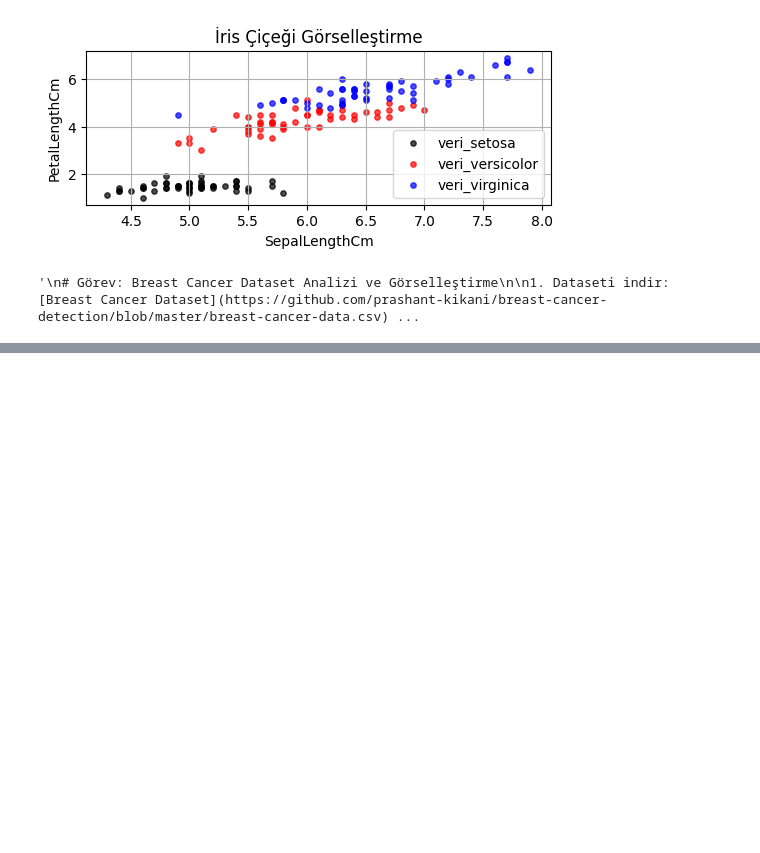
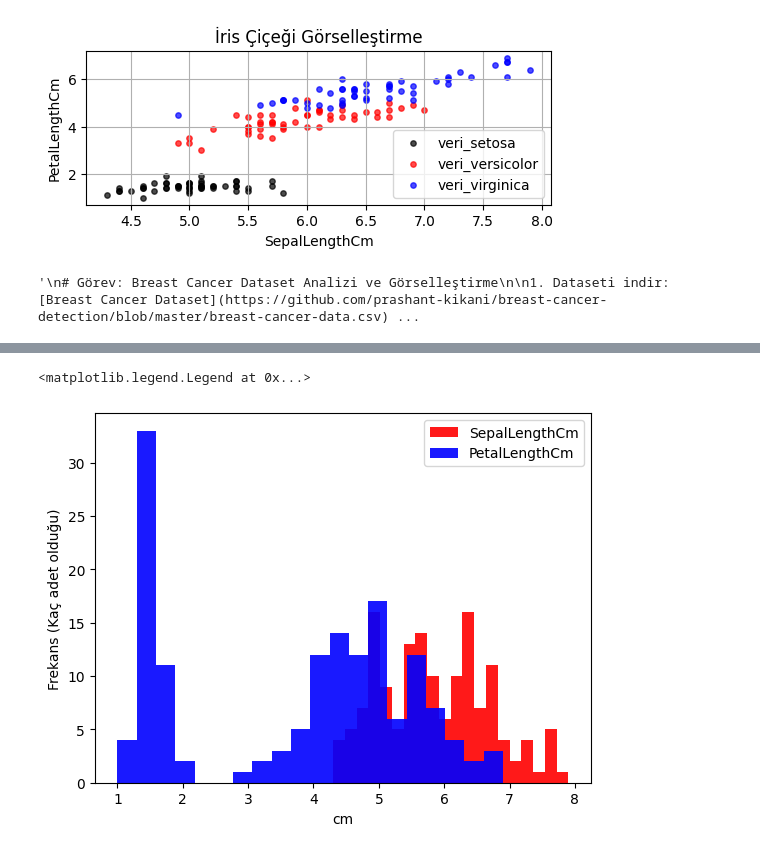
Before and after one commit to ayzezzz/Pupilica-AI-Bootcamp-Notes, a Jupyter notebook: matplotlib_operations.ipynb, the cells around one changed output, grey strips where cells are left out. Cells and saved outputs as stored; diff of their text form; code cells hidden in the pictures; blank space fills up the shorter version.

```diff
--- a/matplotlib_operations.ipynb
+++ b/matplotlib_operations.ipynb
@@ -152,0 +255,4 @@ plt.show()
+# %%
+
+veri = pd.read_csv("Iris.csv")
+veri
@@ -152,0 +273,11 @@ plt.show()
+# %%
+plt.figure()
+plt.hist(veri["SepalLengthCm"], color = "red", alpha = 0.9, bins=20 , label = "SepalLengthCm")
+plt.hist(veri["PetalLengthCm"], color = "blue", alpha = 0.9, bins=20 , label = "PetalLengthCm")
+
+plt.ylabel("Frekans (Kaç adet olduğu)")
+plt.xlabel("cm")
+plt.legend()
+# %% [output]
+<matplotlib.legend.Legend at 0x...>
+[figure, added]
```
Also changed, not shown: parts of 15 cells of this notebook.
